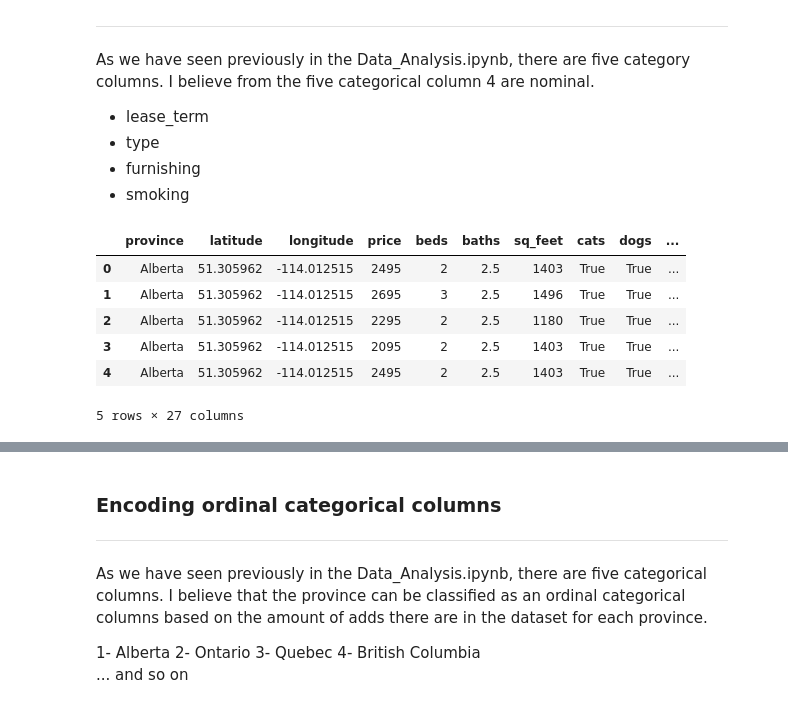
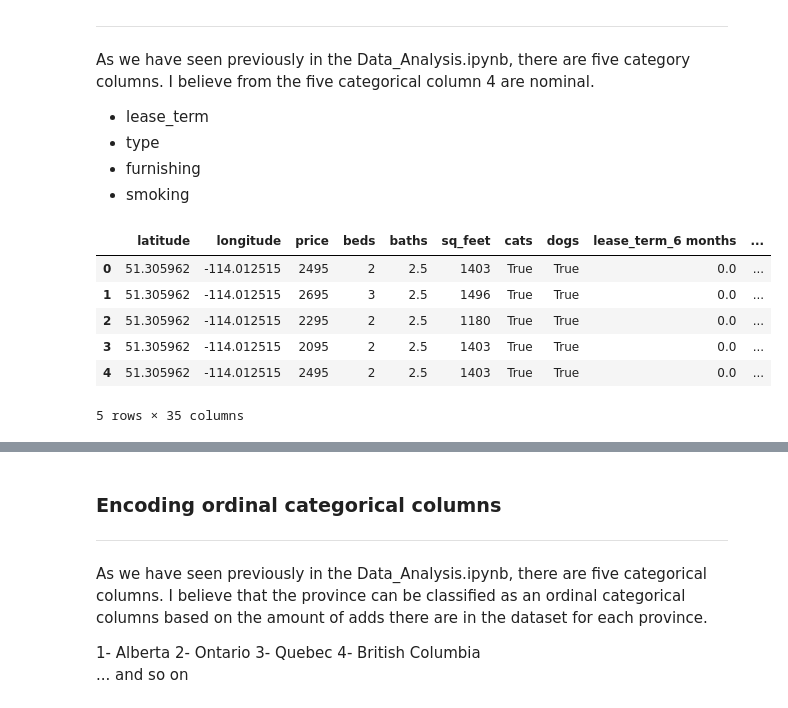
Before and after one commit to ABF-QC/Module2_Project1, a Jupyter notebook: Notebook/Feature_Engineering.ipynb, the cells around one changed output, grey strips where cells are left out. Drawn from its saved outputs; the diff is of its cells as text; code cells hidden in the pictures.

```diff
--- a/Notebook/Feature_Engineering.ipynb
+++ b/Notebook/Feature_Engineering.ipynb
@@ -54,32 +123,33 @@ As we have seen previously in the Data_Analysis.ipynb, there are five category c
   * smoking
 # %%
 # Create instance of OneHotEncoder
-encoder = OneHotEncoder(drop='first', sparse_output = False)
+encoder = OneHotEncoder(drop='first', sparse_output = False) #, handle_unknown="ignore")
 
 # Encode the categorical columns
 encoded_cols = encoder.fit_transform(rent_df[['lease_term', 'type',
-                                              'furnishing', 'smoking']])
+                                              'furnishing', 'smoking','province']])
 
 # Put the encoded column into a dataframe
 tmp_df = pd.DataFrame(encoded_cols, columns = encoder.get_feature_names_out(['lease_term',
                                                                              'type',
                                                                              'furnishing',
                                                                              'smoking',
-                                                                             ]))
+                                                                             'province']))
+
 
 # Removing categorical columns
 rent_df = rent_df.drop(columns=['lease_term', 'type',
-                                'furnishing', 'smoking'])
+                                'furnishing', 'smoking', 'province'])
 
 # Join encoded dataframe to the rent_df dataframe
 rent_df = rent_df.join(tmp_df)
 
 rent_df.head()
 # %% [output]
-|  | province | latitude | longitude | price | beds | baths | sq_feet | cats | dogs | ... |
-| 0 | Alberta | 51.305962 | -114.012515 | 2495 | 2 | 2.5 | 1403 | True | True | ... |
-| 1 | Alberta | 51.305962 | -114.012515 | 2695 | 3 | 2.5 | 1496 | True | True | ... |
-| 2 | Alberta | 51.305962 | -114.012515 | 2295 | 2 | 2.5 | 1180 | True | True | ... |
-| 3 | Alberta | 51.305962 | -114.012515 | 2095 | 2 | 2.5 | 1403 | True | True | ... |
-| 4 | Alberta | 51.305962 | -114.012515 | 2495 | 2 | 2.5 | 1403 | True | True | ... |
+|  | latitude | longitude | price | beds | baths | sq_feet | cats | dogs | lease_term_6 months | ... |
+| 0 | 51.305962 | -114.012515 | 2495 | 2 | 2.5 | 1403 | True | True | 0.0 | ... |
+| 1 | 51.305962 | -114.012515 | 2695 | 3 | 2.5 | 1496 | True | True | 0.0 | ... |
+| 2 | 51.305962 | -114.012515 | 2295 | 2 | 2.5 | 1180 | True | True | 0.0 | ... |
+| 3 | 51.305962 | -114.012515 | 2095 | 2 | 2.5 | 1403 | True | True | 0.0 | ... |
+| 4 | 51.305962 | -114.012515 | 2495 | 2 | 2.5 | 1403 | True | True | 0.0 | ... |
-5 rows × 27 columns
+5 rows × 35 columns
```
Also changed, not shown: parts of 28 cells of this notebook, 18 other files.
